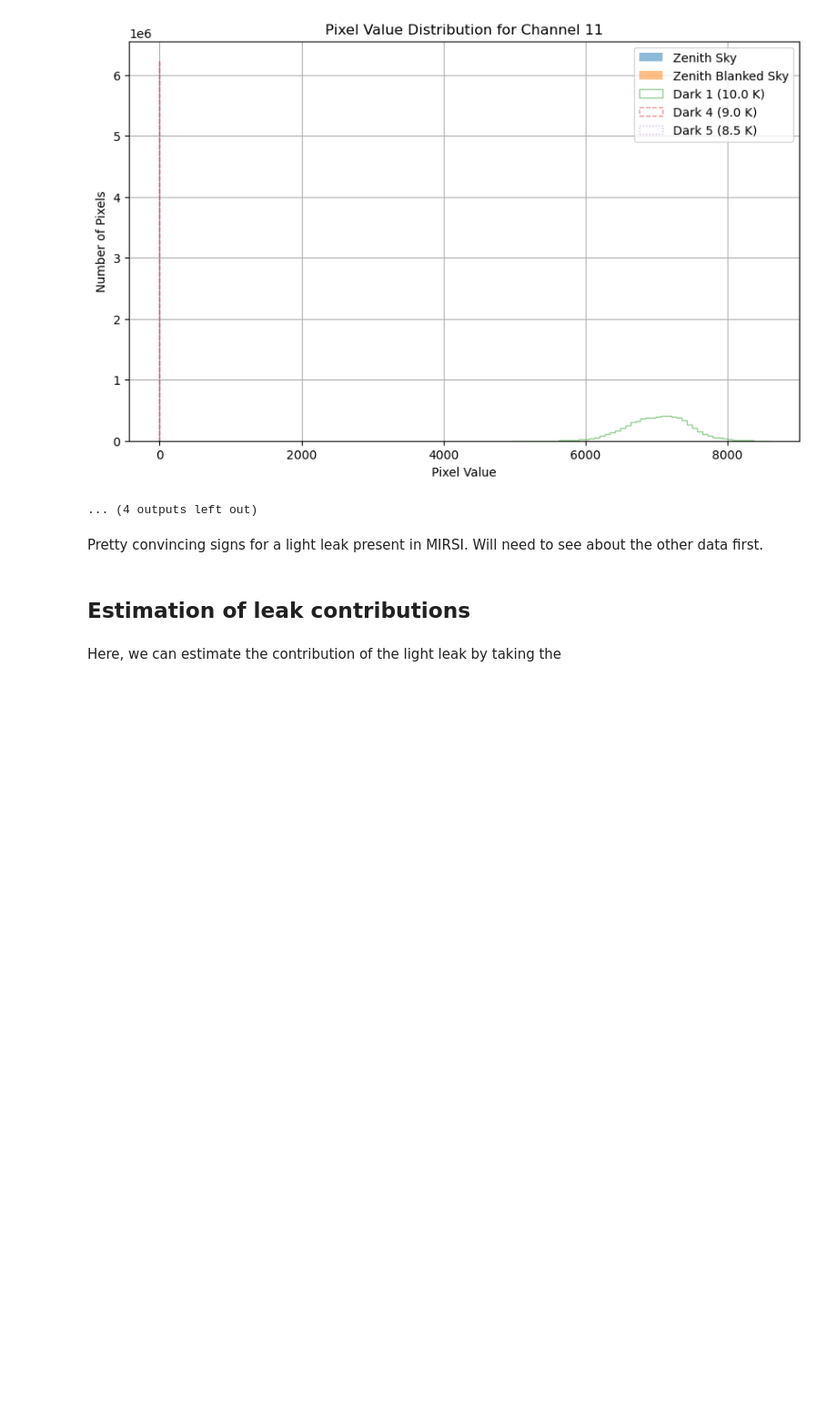
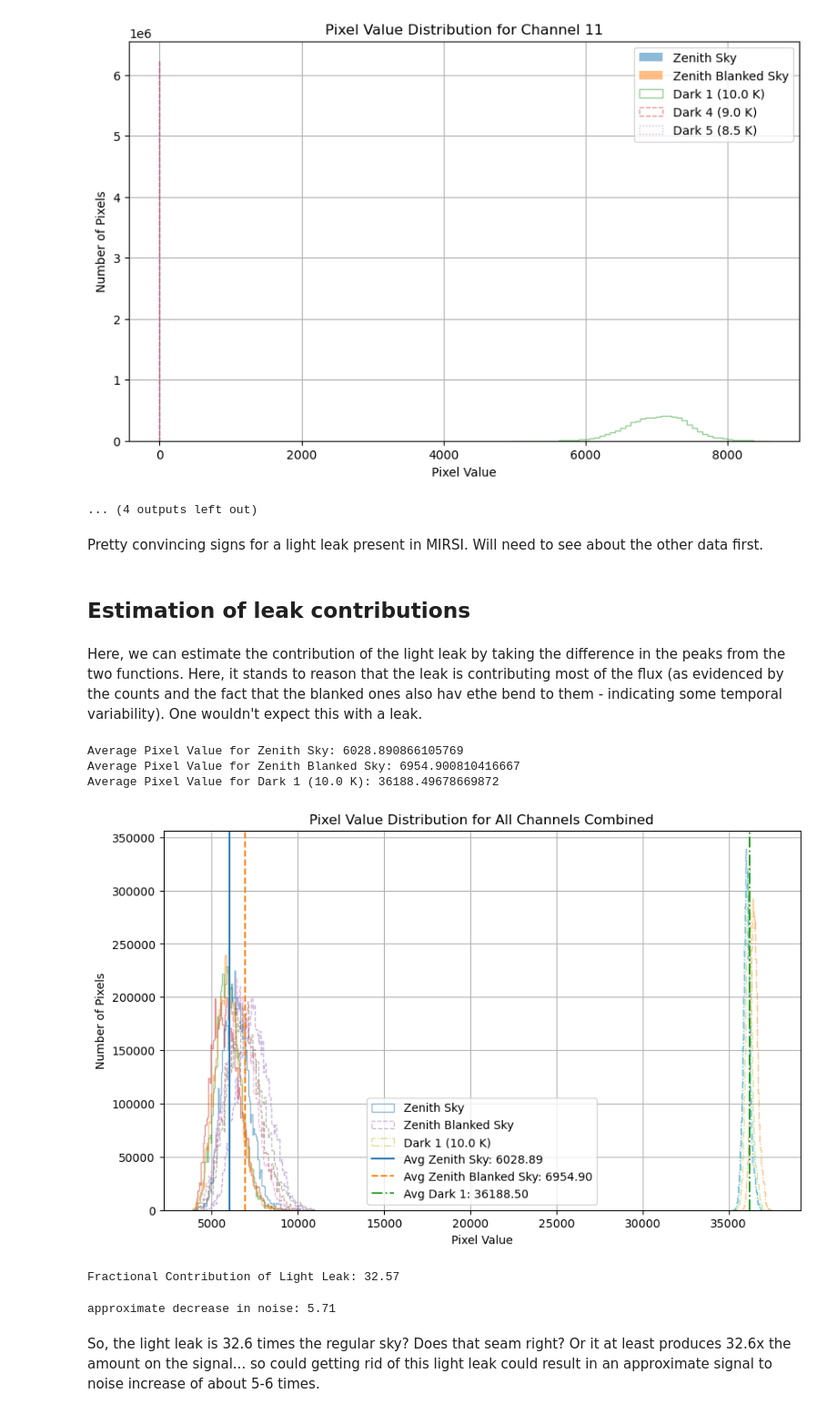
Before and after one commit to chase-urasaki/mirsi_sims, a Jupyter notebook: light_leak_analysis.ipynb, the cells around one changed output. Shown at 91% size. Saved outputs shown, nothing was run; the diff lists cells and outputs as text; code cells hidden in the pictures; blank space fills up the shorter version.

```diff
--- a/light_leak_analysis.ipynb
+++ b/light_leak_analysis.ipynb
@@ -251,4 +288,56 @@ Pretty convincing signs for a light leak present in MIRSI. Will need to see abou
 # %% [markdown]
 ## Estimation of leak contributions
 # %% [markdown]
-Here, we can estimate the contribution of the light leak by taking the
+Here, we can estimate the contribution of the light leak by taking the difference in the peaks from the two functions. Here, it stands to reason that the leak is contributing most of the flux (as evidenced by the counts and the fact that the blanked ones also hav ethe bend to them - indicating some temporal variability). One wouldn't expect this with a leak.
+# %%
+zenith_sky_values = []
+zenith_blanked_sky_values = []
+dark_1_values = []
+
+# It seems like channels 12, 13, 14, and 15 are all fairly well behaved so we'll analyze those channels in more detail.
+for channel in range(12, 16):
+    zenith_sky_values.append(zenith_sky_data_channels["channels"][channel].flatten())
+    zenith_blanked_sky_values.append(zenith_blanked_sky_data_channels["channels"][channel].flatten())
+    dark_1_values.append(dark_1_data_channels["channels"][channel].flatten())
+# %%
+# Find the average of the zenith sky, blanked sky, and dark 1 pixel values for channels 12-15 to see if the zenith sky has a higher average pixel value than the blanked sky and dark data sets.
+avg_pixel_value_sky = np.mean(zenith_sky_values)
+avg_pixel_value_blanked = np.mean(zenith_blanked_sky_values)
+avg_pixel_value_dark1 = np.mean(dark_1_values)
+print(f'Average Pixel Value for Zenith Sky: {avg_pixel_value_sky}')
+print(f'Average Pixel Value for Zenith Blanked Sky: {avg_pixel_value_blanked}')
+print(f'Average Pixel Value for Dark 1 (10.0 K): {avg_pixel_value_dark1}')
+# %% [output]
+Average Pixel Value for Zenith Sky: 6028.890866105769
+Average Pixel Value for Zenith Blanked Sky: 6954.900810416667
+Average Pixel Value for Dark 1 (10.0 K): 36188.49678669872
+# %%
+# Make a histogram of the pixel values for all channels combined
+plt.figure(figsize=(10, 6))
+plt.hist(zenith_sky_values, bins=100, alpha=0.5, label='Zenith Sky', histtype='step', linestyle='-')
+plt.hist(zenith_blanked_sky_values, bins=100, alpha=0.5, label='Zenith Blanked Sky', histtype='step', linestyle='--')
+plt.hist(dark_1_values, bins=100, alpha=0.5, label='Dark 1 (10.0 K)', histtype='step', linestyle='-.')
+plt.axvline(avg_pixel_value_sky, color='C0', linestyle='-', label=f'Avg Zenith Sky: {avg_pixel_value_sky:.2f}')
+plt.axvline(avg_pixel_value_blanked, color='C1', linestyle='--', label=f'Avg Zenith Blanked Sky: {avg_pixel_value_blanked:.2f}')
+plt.axvline(avg_pixel_value_dark1, color='C2', linestyle='-.', label=f'Avg Dark 1: {avg_pixel_value_dark1:.2f}')
+plt.xlabel('Pixel Value')
+plt.ylabel('Number of Pixels')
+plt.title('Pixel Value Distribution for All Channels Combined')
+plt.legend()
+plt.grid()
+plt.show()
+# %% [output]
+[figure, added]
+# %%
+# Assuming we are in the linear regime, find the contribution of the light leak by finding the difference between the average pixel value of the zenith sky and the average pixel value of the blanked sky and dark data sets.
+sky_blanked_diff = np.abs(avg_pixel_value_sky - avg_pixel_value_blanked )
+fractional_contribution = (avg_pixel_value_dark1 - avg_pixel_value_sky) / sky_blanked_diff
+print(f'Fractional Contribution of Light Leak: {fractional_contribution:.2f}')
+# %% [output]
+Fractional Contribution of Light Leak: 32.57
+# %%
+print(f"approximate decrease in noise: {np.sqrt(fractional_contribution):.2f}")
+# %% [output]
+approximate decrease in noise: 5.71
+# %% [markdown]
+So, the light leak is 32.6 times the regular sky? Does that seam right? Or it at least produces 32.6x the amount on the signal... so could getting rid of this light leak could result in an approximate signal to noise increase of about 5-6 times.
```
Also changed, not shown: parts of 3 cells of this notebook, 2 other files.
